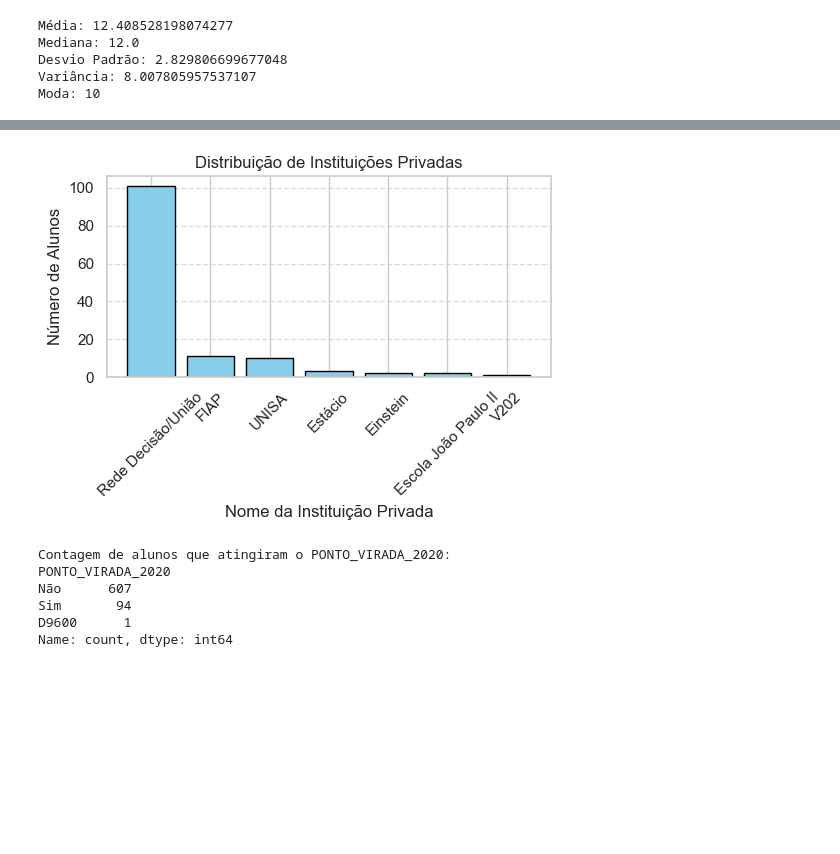
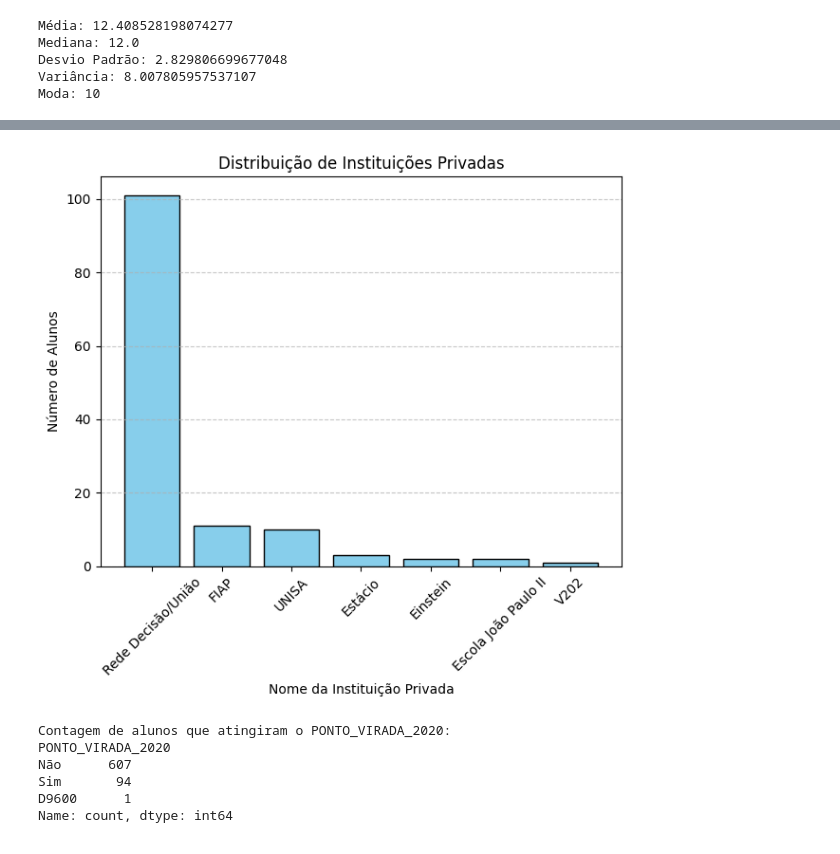
Before and after one commit to Gabrielrpac/Datathon-main, a Jupyter notebook: datathon.ipynb, the cells around one changed output, grey strips where cells are left out. Saved outputs shown, nothing was run; the diff lists cells and outputs as text; code cells hidden in the pictures; blank space fills up the shorter version.

```diff
--- a/datathon.ipynb
+++ b/datathon.ipynb
@@ -247,19 +248,19 @@ plt.grid(axis='y', linestyle='--', alpha=0.7)
 # %%
 # Gráfico de distribuição de instituições privadas (se houver)
 
-plt.figure(figsize=(10, 4))
+plt.figure(figsize=(12, 6))
 plt.subplot(1, 2, 2)
 plt.bar(contagem_instituicoes_privadas.index, contagem_instituicoes_privadas.values, color='skyblue', edgecolor='black')
 plt.xlabel('Nome da Instituição Privada')
 plt.ylabel('Número de Alunos')
 plt.title('Distribuição de Instituições Privadas')
 plt.xticks(rotation=45)
 plt.grid(axis='y', linestyle='--', alpha=0.7)
 
 plt.tight_layout()
 plt.show()
 # %% [output]
-[figure, old version]
+[figure, new version]
 # %%
 # Verificando e tratando os alunos que atingiram o ponto de virada em 2020.
 
```
Also changed, not shown: parts of 21 cells of this notebook, 17 other files.
